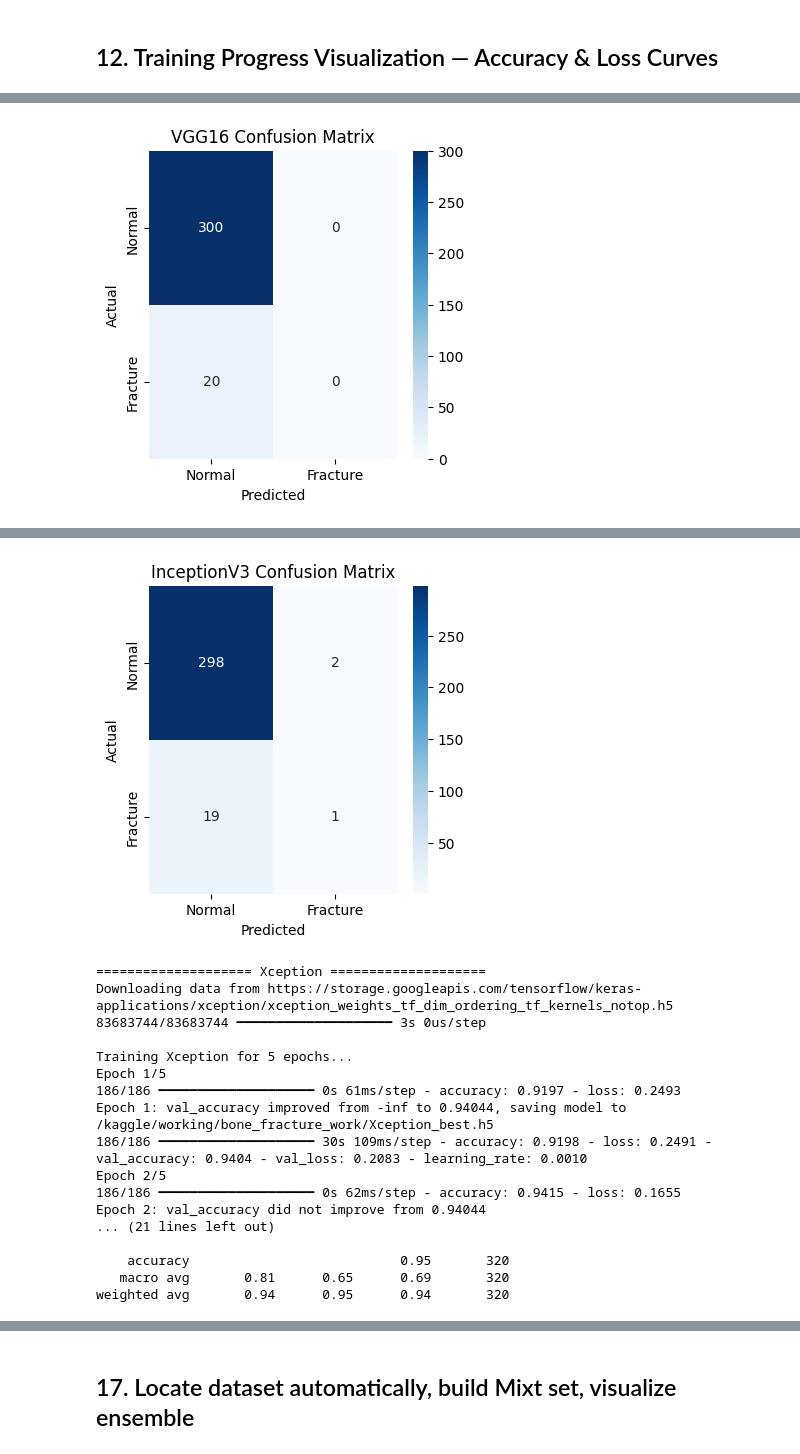
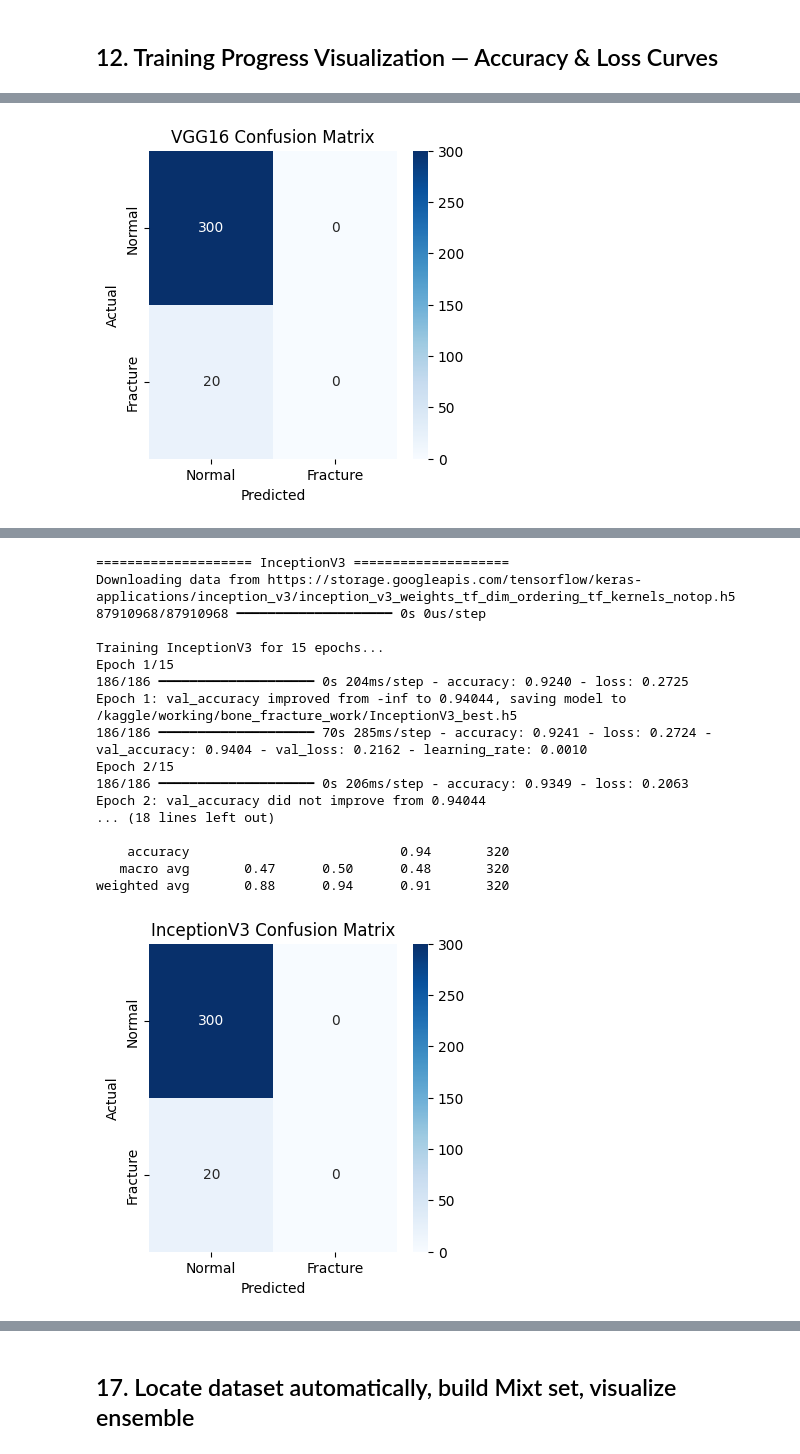
Before and after one commit to Ashikuzzaman17/Ai-module, a Jupyter notebook: test-module.ipynb, the cells around one changed output, grey strips where cells are left out. Cells and saved outputs as stored; diff of their text form; code cells hidden in the pictures.

Commit message:
Kaggle Notebook | Test_module | Version 14

```diff
--- a/test-module.ipynb
+++ b/test-module.ipynb
@@ -103,3 +56,43 @@ WORK_DIR: /kaggle/working/bone_fracture_work
 ## 3.  Dataset Structure & Image Counting
 
  This helps verify that the dataset is loaded correctly before any preprocessing or model training begins.
+# %%
+
+DATA_DIR = "/kaggle/input/bone-fracture-dataset/Bone fracture dataset/Dataset"
+WORK_DIR = "/kaggle/working/bone_fracture_work"
+SPLIT_ROOT = os.path.join(WORK_DIR, "splits")
+TRAIN_DIR = os.path.join(SPLIT_ROOT, "train")
+VAL_DIR   = os.path.join(SPLIT_ROOT, "val")
+TEST_DIR  = os.path.join(SPLIT_ROOT, "test")
+AUG_TRAIN_DIR = os.path.join(SPLIT_ROOT, "train_aug2")
+MIXT_DIR  = os.path.join(SPLIT_ROOT, "mixt")
+
+os.makedirs(WORK_DIR, exist_ok=True)
+
+
+IMG_SIZE = (224, 224)
+BATCH_SIZE = 16
+EPOCHS = 50
+VAL_SPLIT = 0.15
+TEST_SPLIT = 0.15
+SEED = 42
+random.seed(SEED); np.random.seed(SEED); tf.random.set_seed(SEED)
+
+
+MIXT_TOTAL = 20
+MIXT_PER_CLASS = MIXT_TOTAL // 2
+
+
+FAST_MODE = True
+
+
+FULL_EPOCHS = 50
+RUN_CNN_MODELS = not FAST_MODE
+RUN_ATTENTION  = not FAST_MODE
+RUN_TRANSFORMERS = (not FAST_MODE) and TORCH_OK
+RUN_ENSEMBLE  = not FAST_MODE
+RUN_FIVE_FOLD = not FAST_MODE
+RUN_OPTUNA    = False  # Optional; off by default
+
+print("FAST_MODE:", FAST_MODE)
+print("WORK_DIR:", WORK_DIR)
@@ -628,7 +731,7 @@ import matplotlib.pyplot as plt
 
 
 RUN_CNN_MODELS = True
-FULL_EPOCHS = 5
+FULL_EPOCHS = 15
 DROP = 0.5
 L2 = 1e-4
 IMG_SIZE = (224, 224)
@@ -827,18 +922,18 @@ weighted avg       0.90      0.93      0.91       320
+==================== InceptionV3 ====================
+Downloading data from https://storage.googleapis.com/tensorflow/keras-applications/inception_v3/inception_v3_weights_tf_dim_ordering_tf_kernels_notop.h5
+87910968/87910968 ━━━━━━━━━━━━━━━━━━━━ 0s 0us/step
+
+Training InceptionV3 for 15 epochs...
+Epoch 1/15
+186/186 ━━━━━━━━━━━━━━━━━━━━ 0s 204ms/step - accuracy: 0.9240 - loss: 0.2725
+Epoch 1: val_accuracy improved from -inf to 0.94044, saving model to /kaggle/working/bone_fracture_work/InceptionV3_best.h5
+186/186 ━━━━━━━━━━━━━━━━━━━━ 70s 285ms/step - accuracy: 0.9241 - loss: 0.2724 - val_accuracy: 0.9404 - val_loss: 0.2162 - learning_rate: 0.0010
+Epoch 2/15
+186/186 ━━━━━━━━━━━━━━━━━━━━ 0s 206ms/step - accuracy: 0.9349 - loss: 0.2063
+Epoch 2: val_accuracy did not improve from 0.94044
+... (18 lines left out)
+
+    accuracy                           0.94       320
+   macro avg       0.47      0.50      0.48       320
+weighted avg       0.88      0.94      0.91       320
-[figure, old version]
+[figure, new version]
-==================== Xception ====================
-Downloading data from https://storage.googleapis.com/tensorflow/keras-applications/xception/xception_weights_tf_dim_ordering_tf_kernels_notop.h5
-83683744/83683744 ━━━━━━━━━━━━━━━━━━━━ 3s 0us/step
-
-Training Xception for 5 epochs...
-Epoch 1/5
-186/186 ━━━━━━━━━━━━━━━━━━━━ 0s 61ms/step - accuracy: 0.9197 - loss: 0.2493
-Epoch 1: val_accuracy improved from -inf to 0.94044, saving model to /kaggle/working/bone_fracture_work/Xception_best.h5
-186/186 ━━━━━━━━━━━━━━━━━━━━ 30s 109ms/step - accuracy: 0.9198 - loss: 0.2491 - val_accuracy: 0.9404 - val_loss: 0.2083 - learning_rate: 0.0010
-Epoch 2/5
-186/186 ━━━━━━━━━━━━━━━━━━━━ 0s 62ms/step - accuracy: 0.9415 - loss: 0.1655
-Epoch 2: val_accuracy did not improve from 0.94044
-... (21 lines left out)
-
-    accuracy                           0.95       320
-   macro avg       0.81      0.65      0.69       320
-weighted avg       0.94      0.95      0.94       320
```
Also changed, not shown: parts of 29 cells of this notebook.
